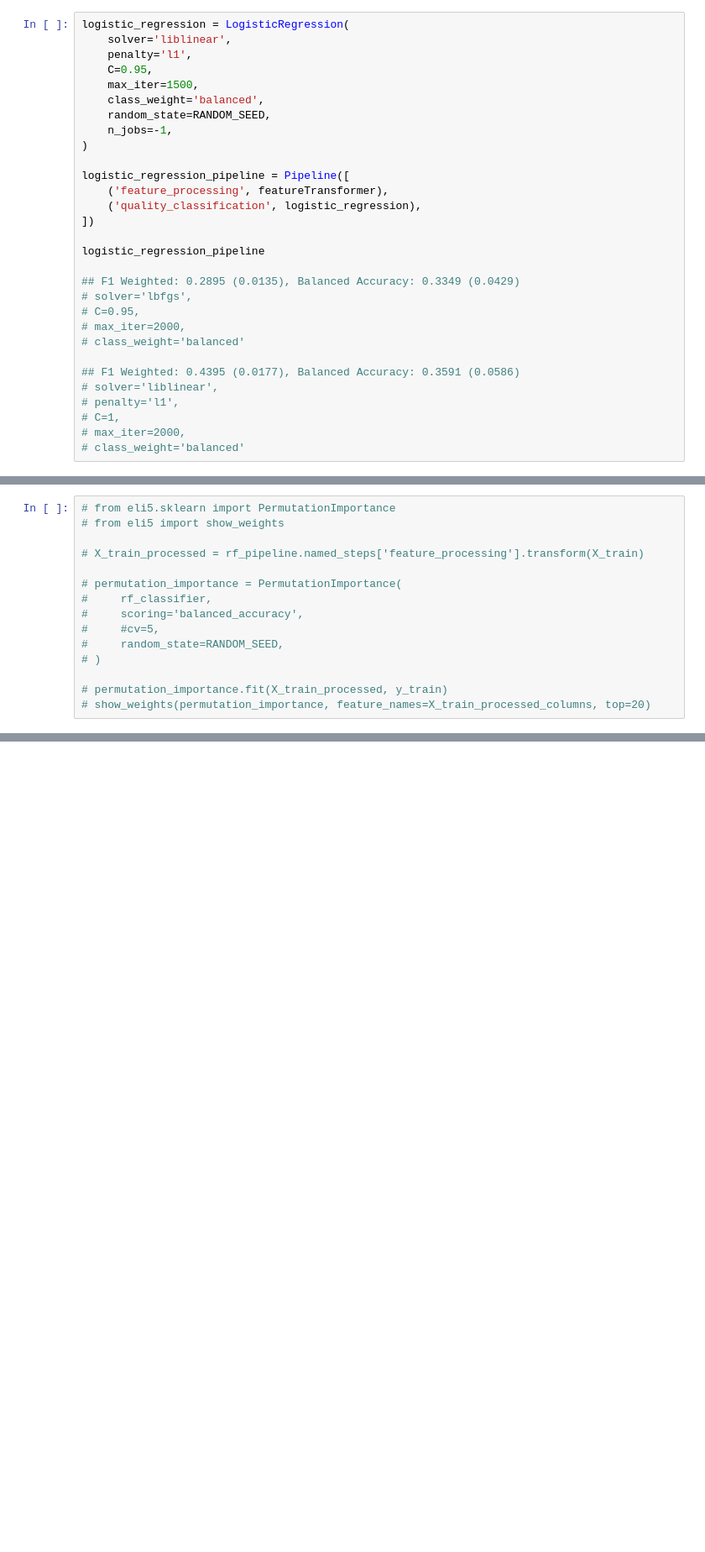
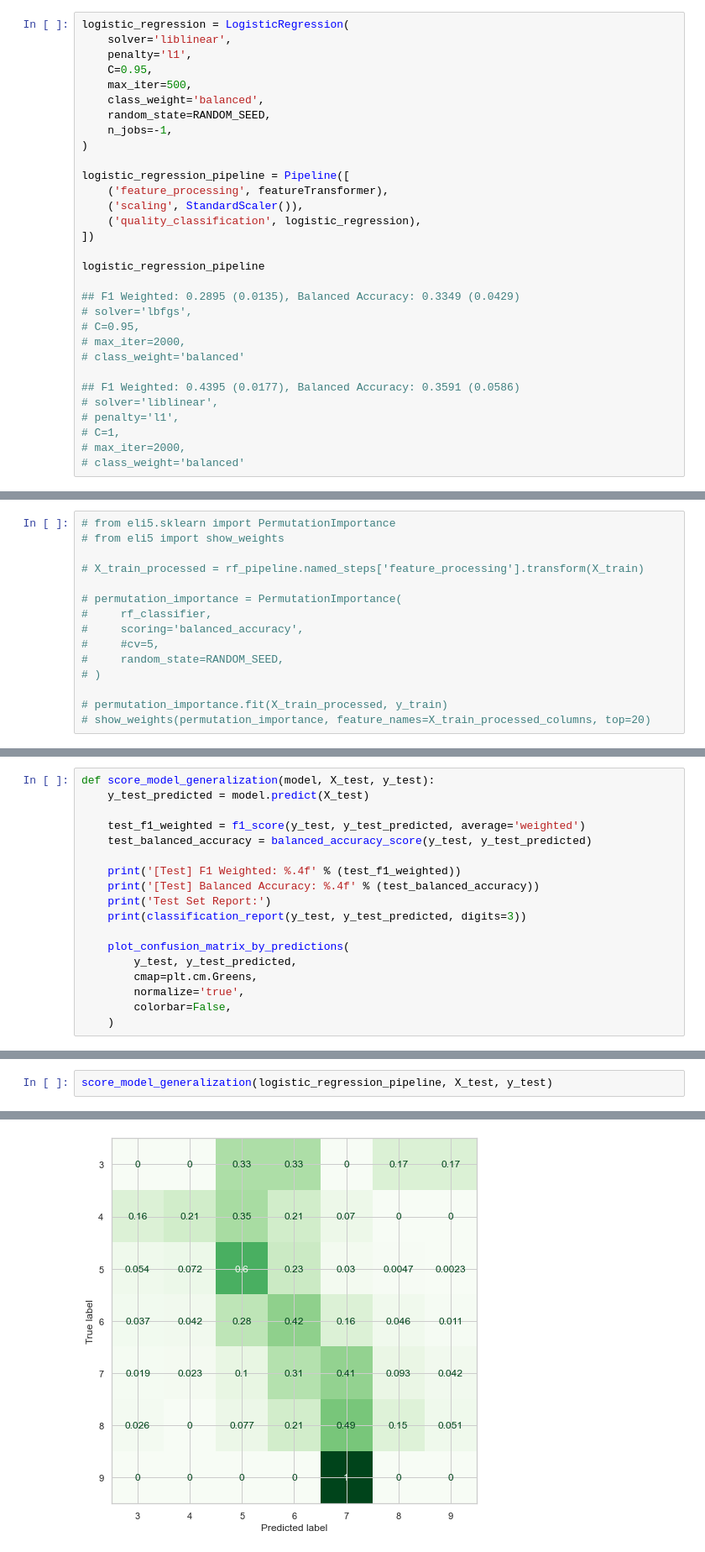
Before and after one commit to roma-glushko/kaggle-wine-quality, a Jupyter notebook: model.ipynb, the cells around one changed output, grey strips where cells are left out. Shown: that part at 84% size. Drawn from its saved outputs; the diff is of its cells as text; blank space fills up the shorter version.

```diff
--- a/model.ipynb
+++ b/model.ipynb
@@ -242,7 +242,7 @@ logistic_regression = LogisticRegression(
     solver='liblinear',
     penalty='l1',
     C=0.95,
-    max_iter=1500,
+    max_iter=500,
     class_weight='balanced',
     random_state=RANDOM_SEED,
     n_jobs=-1,
@@ -250,6 +250,7 @@ logistic_regression = LogisticRegression(
 
 logistic_regression_pipeline = Pipeline([
     ('feature_processing', featureTransformer),
+    ('scaling', StandardScaler()),
     ('quality_classification', logistic_regression),
 ])
 
@@ -537,0 +541,18 @@ features_list
+# %%
+def score_model_generalization(model, X_test, y_test):
+    y_test_predicted = model.predict(X_test)
+
+    test_f1_weighted = f1_score(y_test, y_test_predicted, average='weighted')
+    test_balanced_accuracy = balanced_accuracy_score(y_test, y_test_predicted)
+
+    print('[Test] F1 Weighted: %.4f' % (test_f1_weighted))
+    print('[Test] Balanced Accuracy: %.4f' % (test_balanced_accuracy))
+    print('Test Set Report:')
+    print(classification_report(y_test, y_test_predicted, digits=3))
+
+    plot_confusion_matrix_by_predictions(
+        y_test, y_test_predicted,
+        cmap=plt.cm.Greens,
+        normalize='true',
+        colorbar=False,
+    )
@@ -537,0 +561,3 @@ features_list
+# %%
+score_model_generalization(logistic_regression_pipeline, X_test, y_test)
+# %% [output]
@@ -537,0 +580 @@ features_list
+[figure, added]
```
Also changed, not shown: parts of 31 cells of this notebook.
